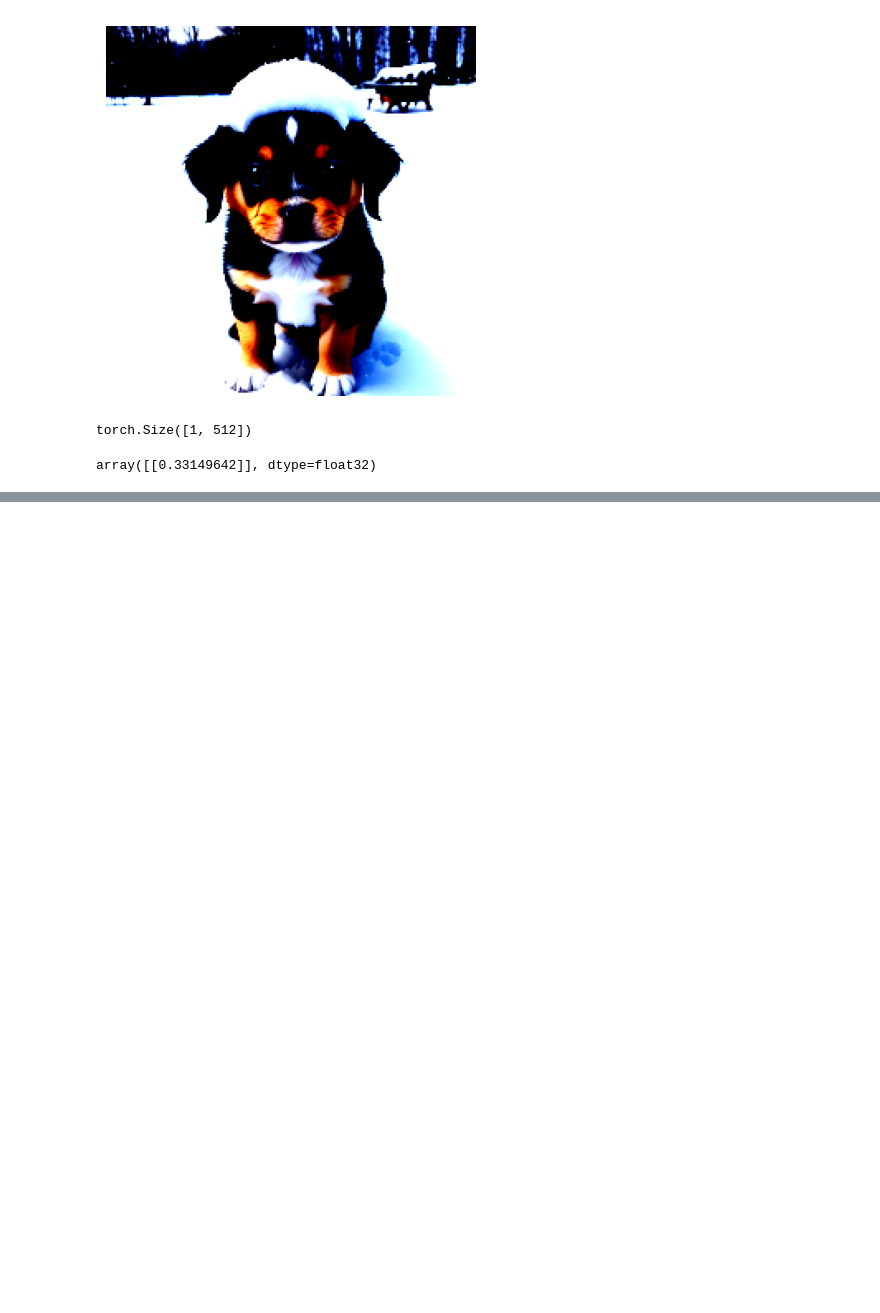
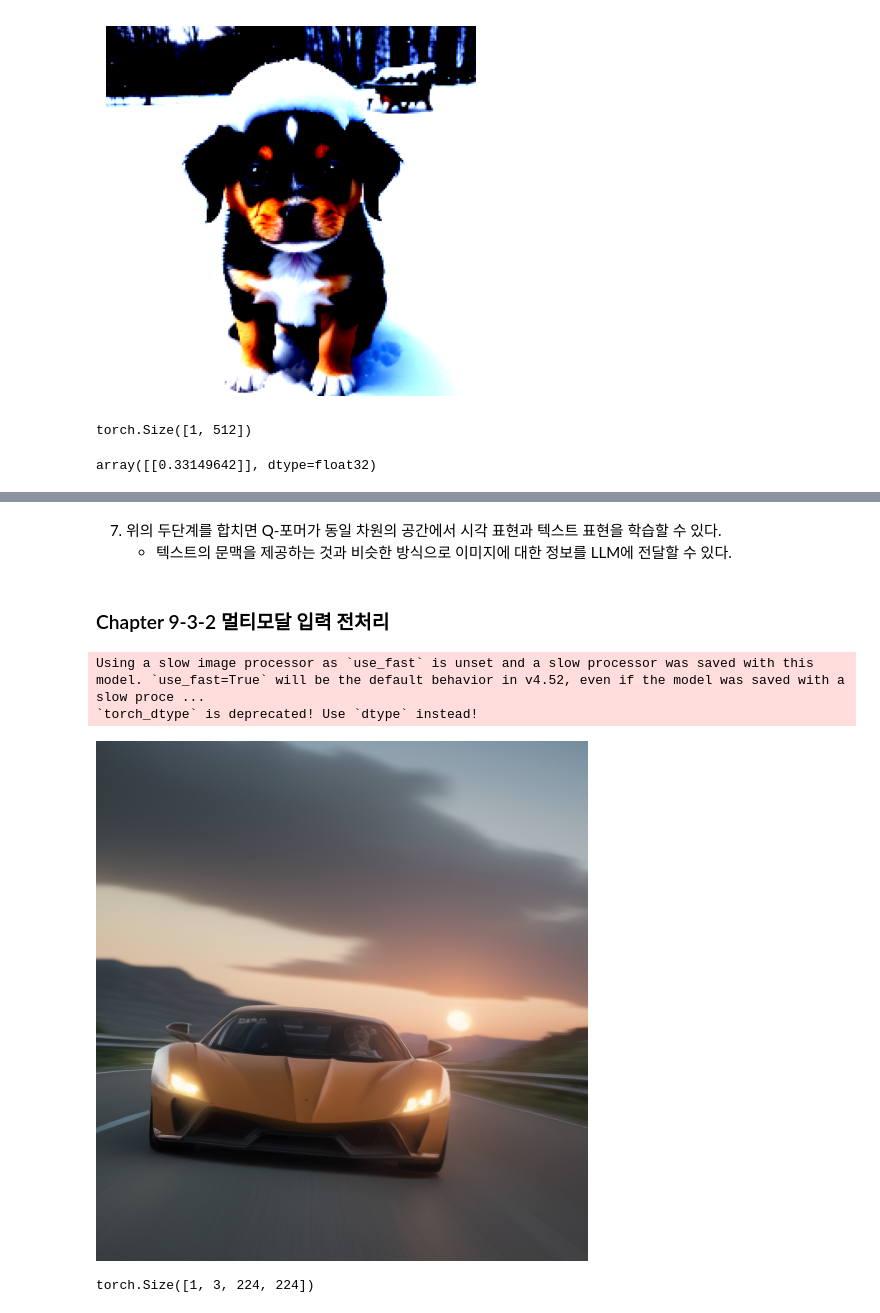
Before and after one commit to redinbluesky/handson-llm, a Jupyter notebook: 09_멀티모달_대규모_언어_모델.ipynb, the cells around one changed output, grey strips where cells are left out. Saved outputs shown, nothing was run; the diff lists cells and outputs as text; code cells hidden in the pictures; blank space fills up the shorter version.

```diff
--- a/09_멀티모달_대규모_언어_모델.ipynb
+++ b/09_멀티모달_대규모_언어_모델.ipynb
@@ -173,0 +203,38 @@ array([[0.33149642]], dtype=float32)
+# %% [markdown]
+7. 위의 두단계를 합치면 Q-포머가 동일 차원의 공간에서 시각 표현과 텍스트 표현을 학습할 수 있다.
+    - 텍스트의 문맥을 제공하는 것과 비슷한 방식으로 이미지에 대한 정보를 LLM에 전달할 수 있다.
+# %% [markdown]
+### Chapter 9-3-2 멀티모달 입력 전처리 <a class="anchor" id="chapter9-3-2"></a>
+# %%
+# BLIP-2 모델 로드
+from transformers import AutoProcessor, Blip2ForConditionalGeneration
+import torch
+
+# 전처리기와 메인 모델 로드
+blip_processor = AutoProcessor.from_pretrained("Salesforce/blip2-opt-2.7b")
+model = Blip2ForConditionalGeneration.from_pretrained(
+    "Salesforce/blip2-opt-2.7b", torch_dtype=torch.float16
+).to("cuda")
+# %% [output]
+Using a slow image processor as `use_fast` is unset and a slow processor was saved with this model. `use_fast=True` will be the default behavior in v4.52, even if the model was saved with a slow proce ...
+`torch_dtype` is deprecated! Use `dtype` instead!
+# %%
+from urllib.request import urlopen
+from PIL import Image
+
+# 슈퍼카 이미지 로드
+car_path = "https://bit.ly/4cR4rHs"
+image = Image.open(urlopen(car_path)).convert("RGB")
+imge = image
+
+imge
+# %% [output]
+[figure, added]
+# %%
+# 이미지 전처리
+#   - 520x492 픽셀이 전처리 되어 224x224 크기로 리사이즈된다.
+#   - 폭이 넓거나 좁은 이미지를 입력하면 왜곡이 많이 일어날 수 있다.
+inputs = blip_processor(images=image, return_tensors="pt").to("cuda", torch.float16)
+inputs["pixel_values"].shape
+# %% [output]
+torch.Size([1, 3, 224, 224])
```
Also changed, not shown: parts of 14 cells of this notebook, 6 other files.
